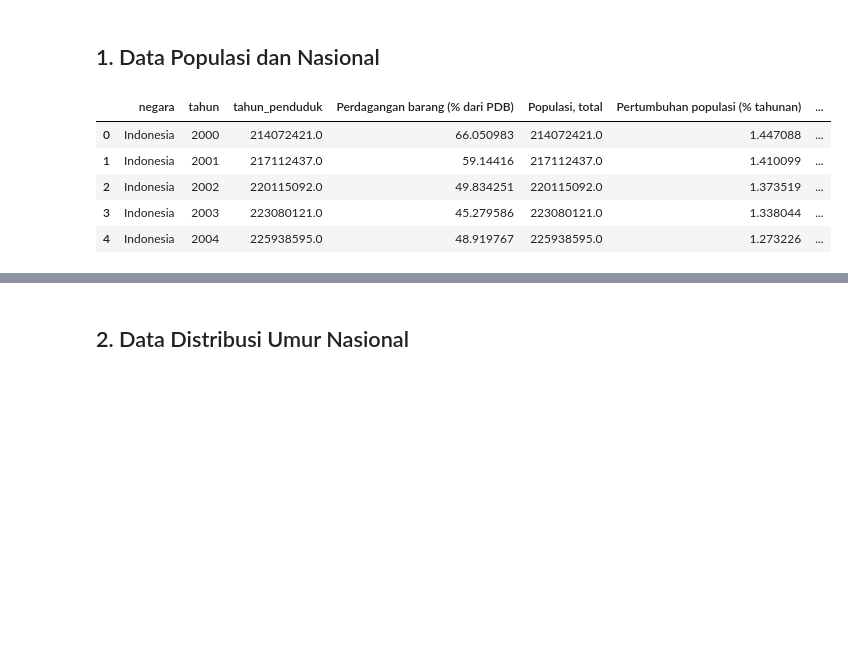
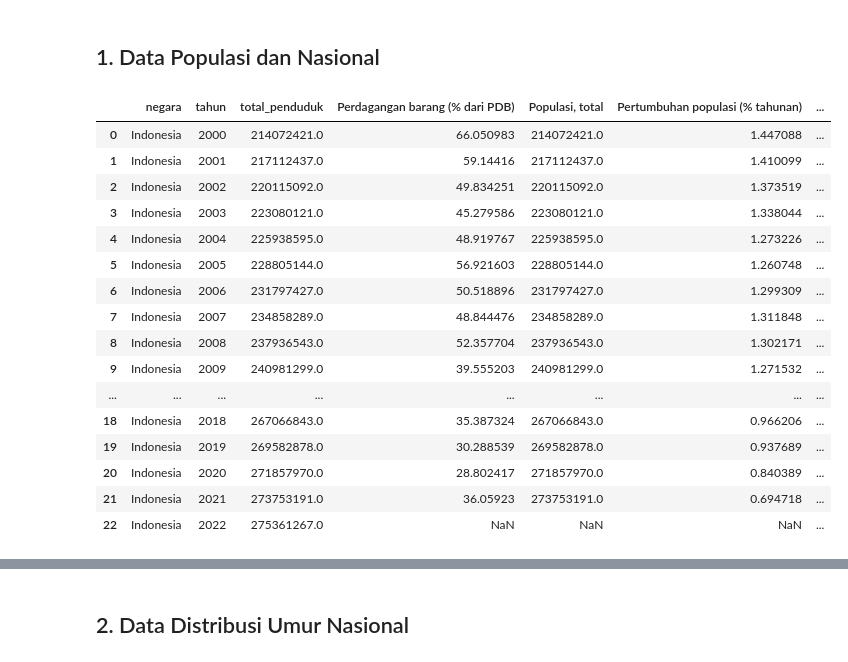
Before and after one commit to ghanahmada/demographic-bonus-analysis, a Jupyter notebook: preprocess.ipynb, the cells around one changed output, grey strips where cells are left out. Cells and saved outputs as stored; diff of their text form; code cells hidden in the pictures; blank space fills up the shorter version.

```diff
--- a/preprocess.ipynb
+++ b/preprocess.ipynb
@@ -35,22 +35,34 @@ def transform_pop_data(df: pd.DataFrame, countries: str, value_col_name):
         new_df = pd.concat([new_df, pd.DataFrame(reformed_pop)])
     return new_df
 # %%
-indo_population = transform_pop_data(data_pop, countries=["Indonesia"], value_col_name="tahun_penduduk").iloc[40:, :].reset_index(drop=True)
+indo_population = transform_pop_data(data_pop, countries=["Indonesia"], value_col_name="total_penduduk").iloc[40:, :].reset_index(drop=True)
 
 data_nasional = pd.merge(indo_population, tr_indo_stats, left_on="tahun", right_on="index").drop(["index"], axis=1)
 data_nasional = data_nasional.dropna(axis=1)
 
 # for col in data_nasional.columns:
 #     data_nasional[col] = data_nasional[col].astype(float)
-
-data_nasional.head()
+lst_2022 = ["Indonesia", "2022", 275361267.0] + [np.nan for _ in range(len(data_nasional.columns)-3)]
+data_nasional.loc[len(data_nasional)] = lst_2022
+data_nasional
 # %% [output]
-|  | negara | tahun | tahun_penduduk | Perdagangan barang (% dari PDB) | Populasi, total | Pertumbuhan populasi (% tahunan) | ... |
+|  | negara | tahun | total_penduduk | Perdagangan barang (% dari PDB) | Populasi, total | Pertumbuhan populasi (% tahunan) | ... |
 | 0 | Indonesia | 2000 | 214072421.0 | 66.050983 | 214072421.0 | 1.447088 | ... |
 | 1 | Indonesia | 2001 | 217112437.0 | 59.14416 | 217112437.0 | 1.410099 | ... |
 | 2 | Indonesia | 2002 | 220115092.0 | 49.834251 | 220115092.0 | 1.373519 | ... |
 | 3 | Indonesia | 2003 | 223080121.0 | 45.279586 | 223080121.0 | 1.338044 | ... |
 | 4 | Indonesia | 2004 | 225938595.0 | 48.919767 | 225938595.0 | 1.273226 | ... |
+| 5 | Indonesia | 2005 | 228805144.0 | 56.921603 | 228805144.0 | 1.260748 | ... |
+| 6 | Indonesia | 2006 | 231797427.0 | 50.518896 | 231797427.0 | 1.299309 | ... |
+| 7 | Indonesia | 2007 | 234858289.0 | 48.844476 | 234858289.0 | 1.311848 | ... |
+| 8 | Indonesia | 2008 | 237936543.0 | 52.357704 | 237936543.0 | 1.302171 | ... |
+| 9 | Indonesia | 2009 | 240981299.0 | 39.555203 | 240981299.0 | 1.271532 | ... |
+| ... | ... | ... | ... | ... | ... | ... | ... |
+| 18 | Indonesia | 2018 | 267066843.0 | 35.387324 | 267066843.0 | 0.966206 | ... |
+| 19 | Indonesia | 2019 | 269582878.0 | 30.288539 | 269582878.0 | 0.937689 | ... |
+| 20 | Indonesia | 2020 | 271857970.0 | 28.802417 | 271857970.0 | 0.840389 | ... |
+| 21 | Indonesia | 2021 | 273753191.0 | 36.05923 | 273753191.0 | 0.694718 | ... |
+| 22 | Indonesia | 2022 | 275361267.0 | NaN | NaN | NaN | ... |
 # %%
 rank_pop = transform_pop_data(data_pop, countries=["Indonesia", "Pakistan", "United States", "China", "India"], value_col_name="total_penduduk")
 growth_pop = transform_pop_data(data_growth_pop, countries=["Indonesia", "Pakistan", "United States", "China", "India"], value_col_name="pertumbuhan_penduduk").dropna()
```
Also changed, not shown: parts of 7 cells of this notebook, 16 other files.
